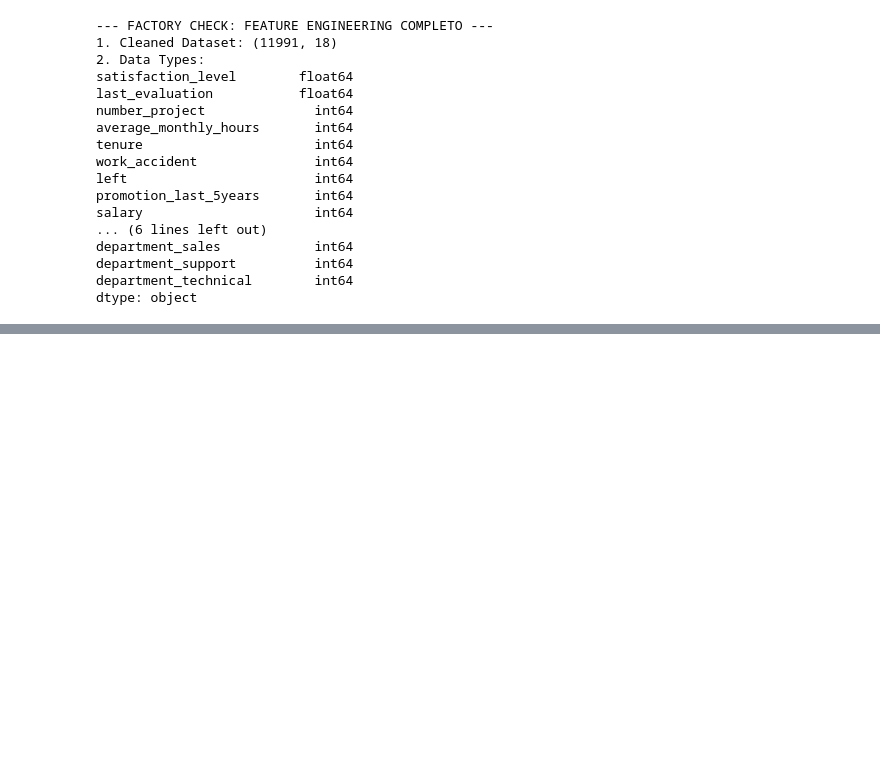
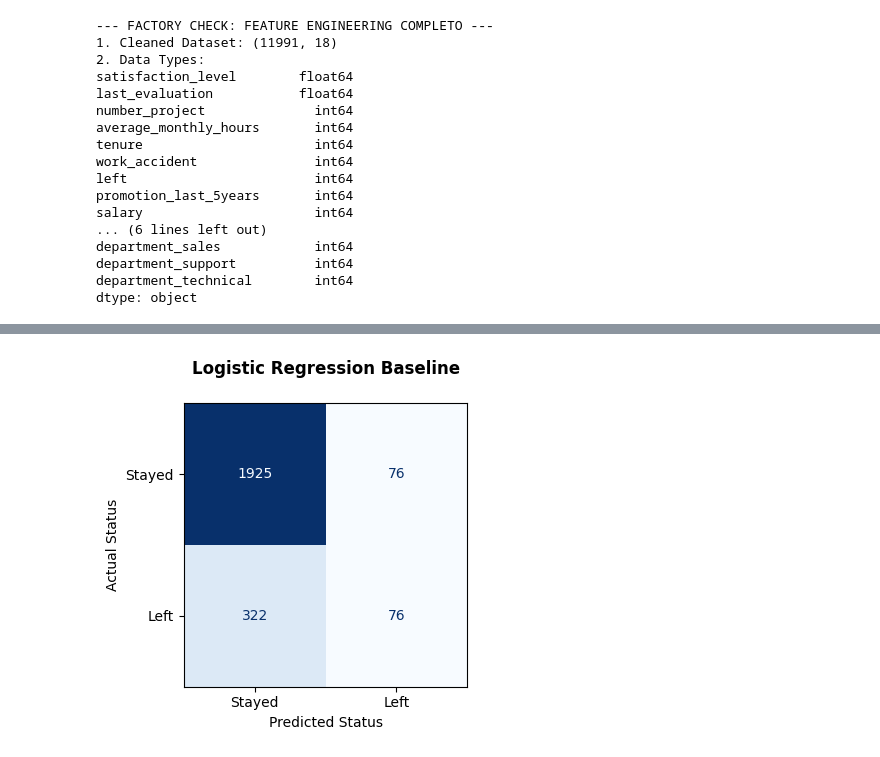
Before and after one commit to ShanT237/salifort-retention-project, a Jupyter notebook: notebooks/01_eda_and_modeling.ipynb, the cells around one changed output, grey strips where cells are left out. Saved outputs shown, nothing was run; the diff lists cells and outputs as text; code cells hidden in the pictures; blank space fills up the shorter version.

Commit message:
CodeV1.2(Logistic Regression)

```diff
--- a/notebooks/01_eda_and_modeling.ipynb
+++ b/notebooks/01_eda_and_modeling.ipynb
@@ -298,0 +363,23 @@ dtype: object
+# %%
+from sklearn.metrics import confusion_matrix, ConfusionMatrixDisplay
+
+# 1. Compute matrix
+cm_log = confusion_matrix(y_test, y_pred_log)
+
+# 2. Plot with minimalist styling
+fig, ax = plt.subplots(figsize=(5, 4))
+disp = ConfusionMatrixDisplay(confusion_matrix=cm_log, display_labels=['Stayed', 'Left'])
+
+# Plot using a clean, professional blue colormap without the colorbar clutter
+disp.plot(ax=ax, cmap='Blues', values_format='d', colorbar=False)
+
+# 3. Minimalist titles
+ax.set_title('Logistic Regression Baseline\n', fontsize=12, weight='bold')
+ax.set_xlabel('Predicted Status', fontsize=10)
+ax.set_ylabel('Actual Status', fontsize=10)
+ax.grid(False)
+
+plt.tight_layout()
+plt.show()
+# %% [output]
+[figure, added]
```
Also changed, not shown: parts of 4 cells of this notebook.
